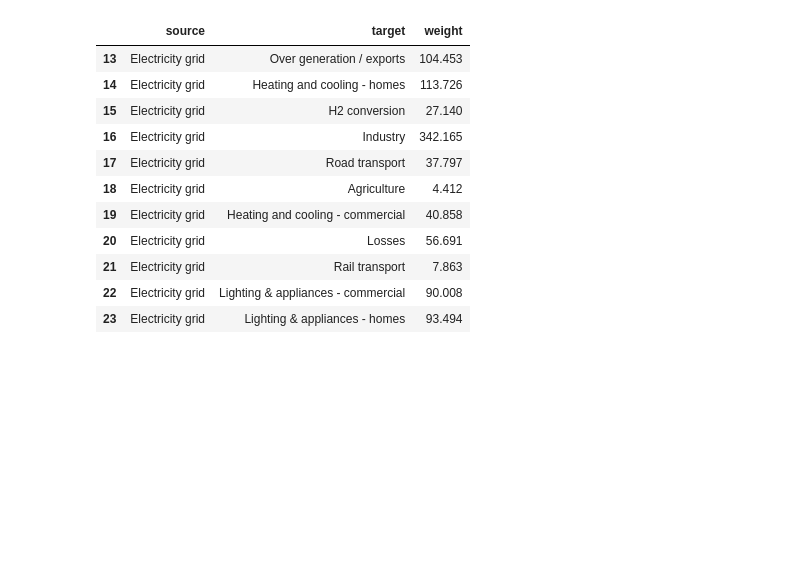
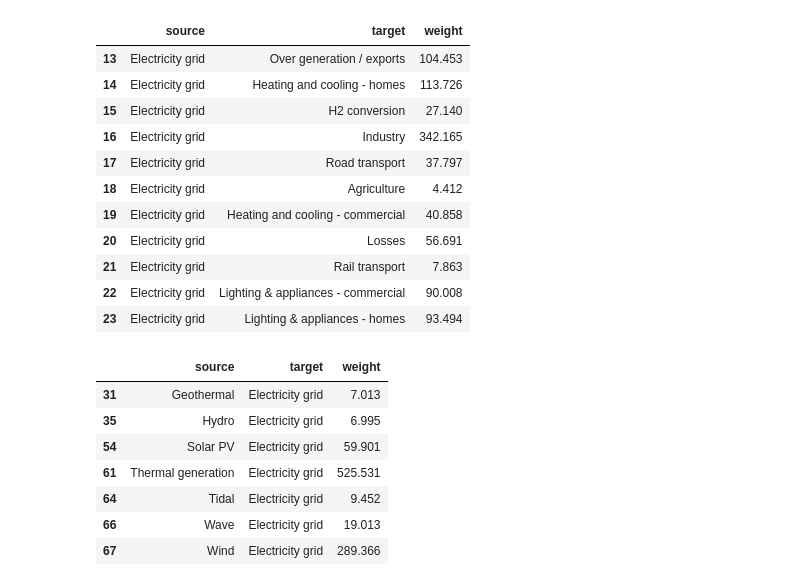
Before and after one commit to kobong8/PublicSandbox, a Jupyter notebook: visualization/visualization_using_libraries/test_d3blocks_chord.ipynb, the cells around one changed output. Drawn from its saved outputs; the diff is of its cells as text; code cells hidden in the pictures; blank space fills up the shorter version.

Commit message:
source target and image

```diff
--- a/visualization/visualization_using_libraries/test_d3blocks_chord.ipynb
+++ b/visualization/visualization_using_libraries/test_d3blocks_chord.ipynb
@@ -60,6 +60,17 @@ df[df['source'] == 'Electricity grid']
 | 21 | Electricity grid | Rail transport | 7.863 |
 | 22 | Electricity grid | Lighting & appliances - commercial | 90.008 |
 | 23 | Electricity grid | Lighting & appliances - homes | 93.494 |
+# %%
+df[df['target'] == 'Electricity grid']
+# %% [output]
+|  | source | target | weight |
+| 31 | Geothermal | Electricity grid | 7.013 |
+| 35 | Hydro | Electricity grid | 6.995 |
+| 54 | Solar PV | Electricity grid | 59.901 |
+| 61 | Thermal generation | Electricity grid | 525.531 |
+| 64 | Tidal | Electricity grid | 9.452 |
+| 66 | Wave | Electricity grid | 19.013 |
+| 67 | Wind | Electricity grid | 289.366 |
 # %%
 # d3.chord(df)
 # AppData/Local/Temp/d3blocks/chord.html
```
Also changed, not shown: parts of 1 cell of this notebook.
